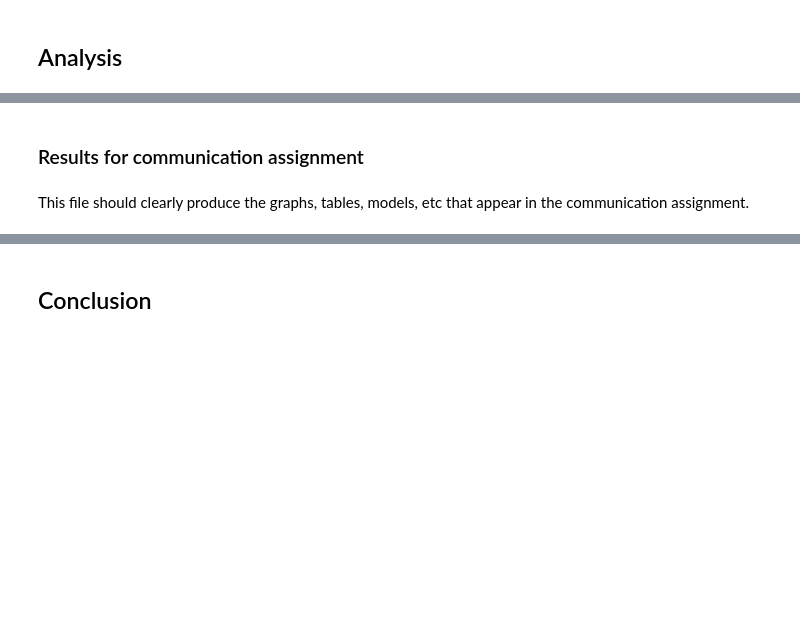
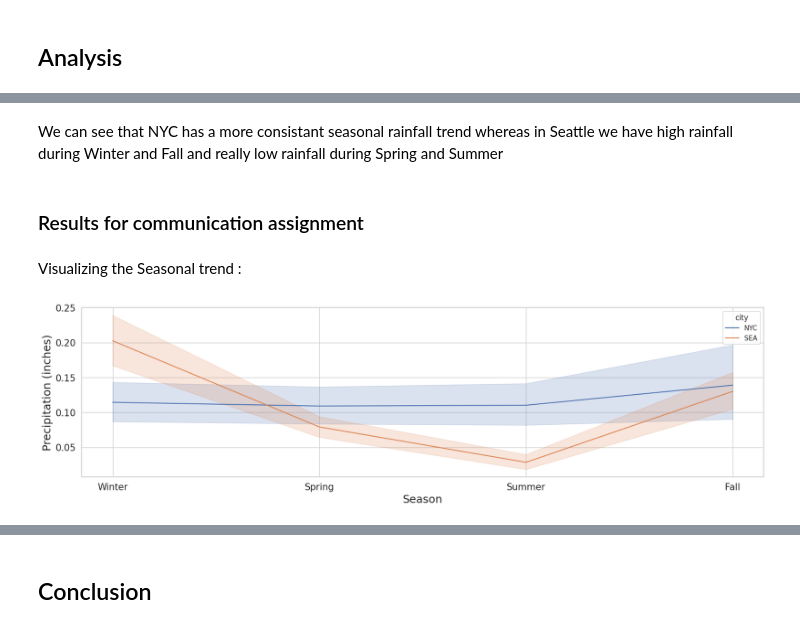
Before and after one commit to Parsar22/DATA3320, a Jupyter notebook: DATA_3320_Seattle_NYC_Analysis.ipynb, the cells around one changed output, grey strips where cells are left out. Cells and saved outputs as stored; diff of their text form; code cells hidden in the pictures; blank space fills up the shorter version.

```diff
--- a/DATA_3320_Seattle_NYC_Analysis.ipynb
+++ b/DATA_3320_Seattle_NYC_Analysis.ipynb
@@ -31,0 +76,22 @@ Perform analyses necessary to answer the questions. You will likely start by try
+# %%
+def get_season(month):
+  month_int = int(month)
+  if month_int in (3, 4, 5):
+    return "Spring"
+  elif month_int in (6, 7, 8):
+    return "Summer"
+  elif month_int in (9, 10, 11):
+    return "Fall"
+  else:
+    return "Winter"
+
+df['season'] = df['month'].apply(get_season)
+
+# Calculate average precipitation by city and season
+avg_precip_by_city_season = df.groupby(['city', 'season'])['precipitation'].mean()
+
+# Print the results (using enumerate for city labeling)
+print("\nAverage Precipitation by City and Season:")
+for i, (city, data) in enumerate(avg_precip_by_city_season.unstack().iterrows()):
+  print(f"{city}:")
+  print(data)
@@ -32,4 +114,18 @@ Perform analyses necessary to answer the questions. You will likely start by try
+# %% [markdown]
+We can see that NYC has a more consistant seasonal rainfall trend whereas in Seattle we have high rainfall during Winter and Fall and really low rainfall during Spring and Summer
 # %% [markdown]
 ### Results for communication assignment
-# %% [markdown]
-This file should clearly produce the graphs, tables, models, etc that appear in the communication assignment.
+# %% [markdown]
+Visualizing the Seasonal trend :
+# %%
+plt.figure(figsize=(20,5))
+
+sns.lineplot(data=df, x='season', y='precipitation', hue='city')
+
+plt.xlabel('Season', fontsize=18)
+plt.ylabel('Precipitation (inches)', fontsize=18)
+
+
+plt.tick_params(labelsize=15);
+# %% [output]
+[figure, added]
```
Also changed, not shown: parts of 28 cells of this notebook.
